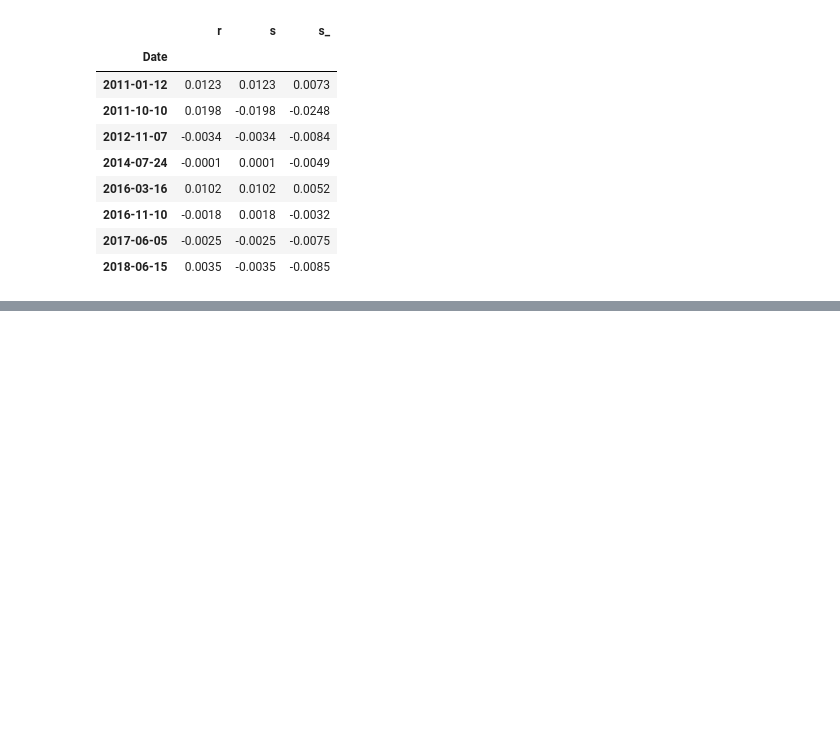
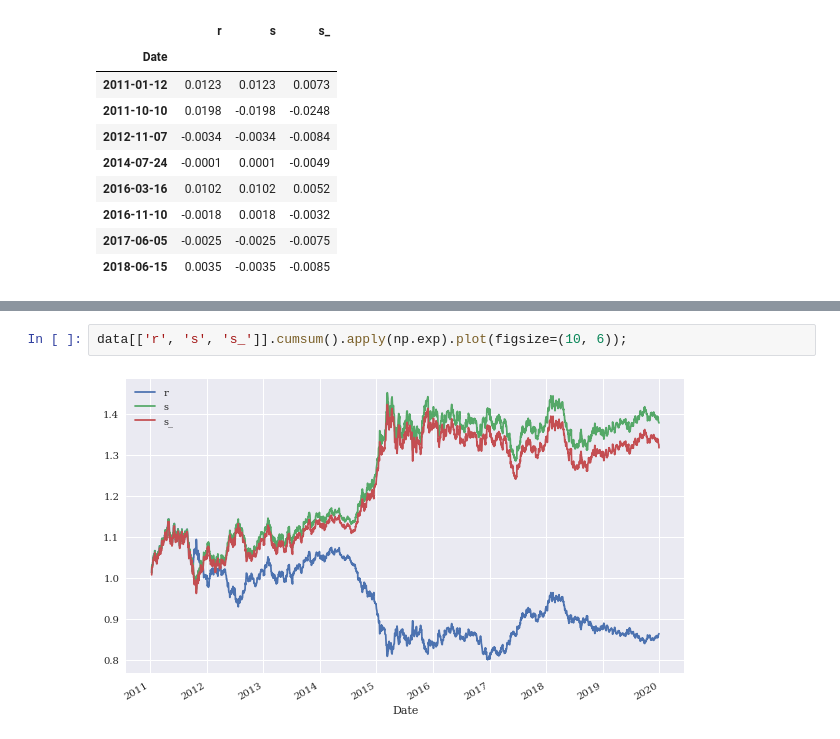
Before and after one commit to michaelsyao/AI_in_Finance, a Jupyter notebook: 10_vectorized_backtesting.ipynb, the cells around one changed output, grey strips where cells are left out. Saved outputs shown, nothing was run; the diff lists cells and outputs as text; blank space fills up the shorter version.

```diff
--- a/10_vectorized_backtesting.ipynb
+++ b/10_vectorized_backtesting.ipynb
@@ -103,0 +118,4 @@ data[['r', 's', 's_']][data['p'].diff() != 0]
+# %%
+data[['r', 's', 's_']].cumsum().apply(np.exp).plot(figsize=(10, 6));
+# %% [output]
+[figure, added]
```
Also changed, not shown: parts of 91 cells of this notebook.
